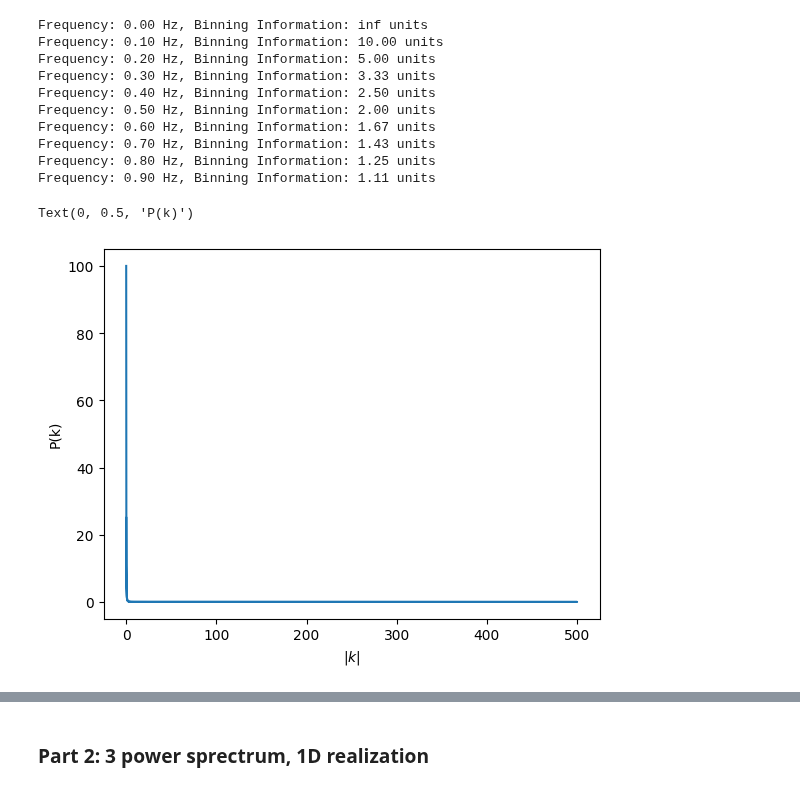
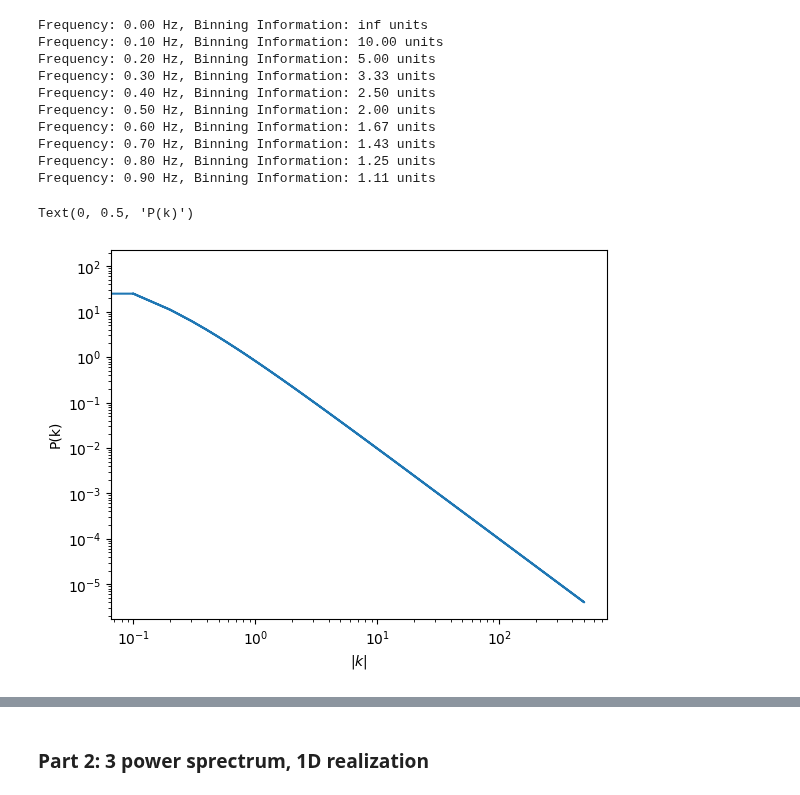
Before and after one commit to xlxnsxzpxtx/Metodos_cosmo, a Jupyter notebook: Practica_4/Practica_4.ipynb, the cells around one changed output, grey strips where cells are left out. Drawn from its saved outputs; the diff is of its cells as text; code cells hidden in the pictures.

```diff
--- a/Practica_4/Practica_4.ipynb
+++ b/Practica_4/Practica_4.ipynb
@@ -35,20 +35,20 @@ Frequency: 0.90 Hz, Binning Information: 1.11 units
 # %%
 k_norm = np.sqrt(k**2)
 
 e = 0.1
 
 def P_k(k_x, epsilon):
     return (np.sqrt(k_x**2) + epsilon)**(-2)
 
 
 power_spectrum = P_k(k,e)
 
-plt.plot(k_norm,power_spectrum)
+plt.loglog(k_norm,power_spectrum)
 plt.xlabel('$|k|$')
 plt.ylabel('P(k)')
 # %% [output]
 Text(0, 0.5, 'P(k)')
-[figure, old version]
+[figure, new version]
 # %%
 # we define the array for alpha and the phase in the following way:
 alpha_1 = np.random.normal(0, np.sqrt(P_k(k, e)), n)
```
Also changed, not shown: parts of 17 cells of this notebook.
